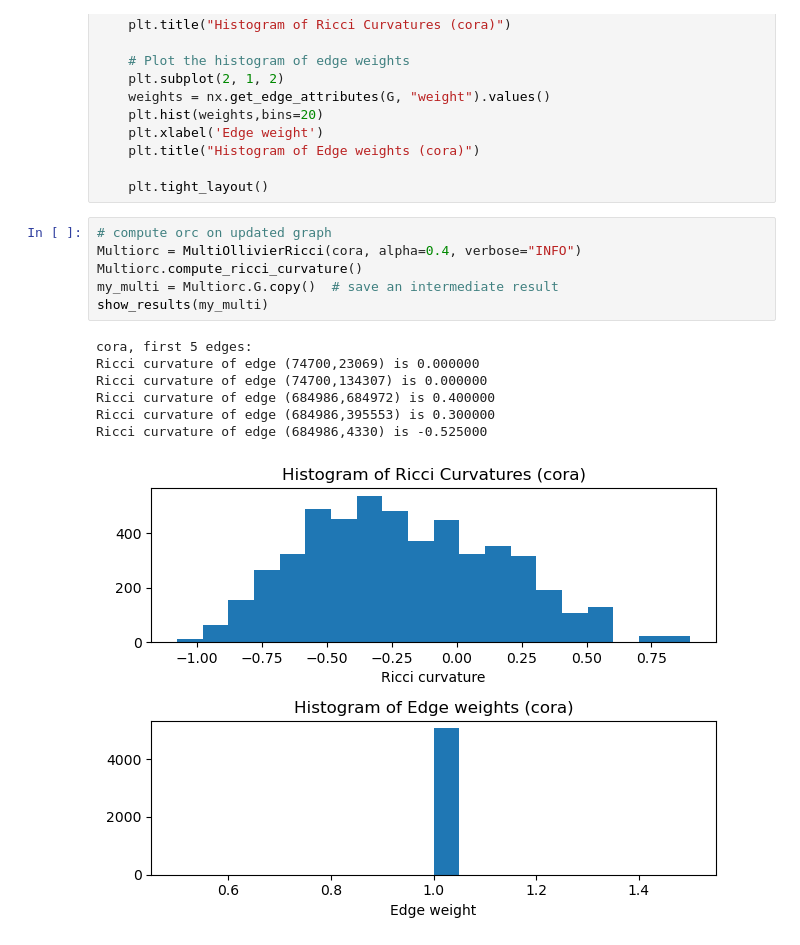
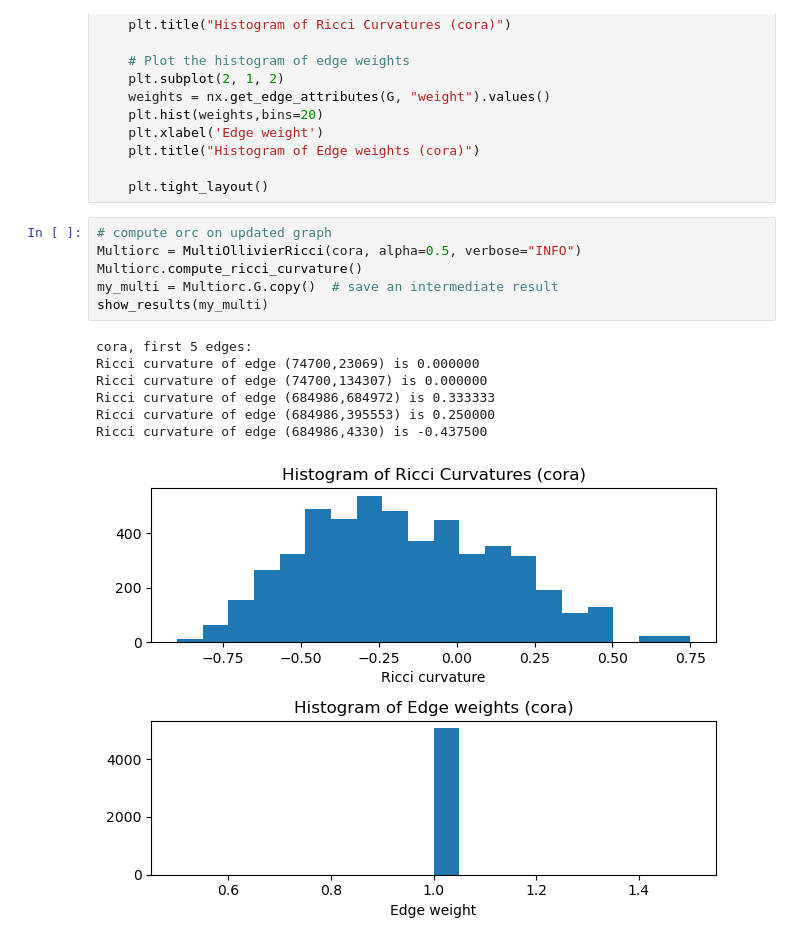
Before and after one commit to nxing831/GraphRicciCurvature, a Jupyter notebook: multi_test.ipynb, the cells around one changed output. Drawn from its saved outputs; the diff is of its cells as text.

```diff
--- a/multi_test.ipynb
+++ b/multi_test.ipynb
@@ -47,15 +47,15 @@ def show_results(G, curvature="ricciCurvature"):
     plt.tight_layout()
 # %%
 # compute orc on updated graph
-Multiorc = MultiOllivierRicci(cora, alpha=0.4, verbose="INFO")
+Multiorc = MultiOllivierRicci(cora, alpha=0.5, verbose="INFO")
 Multiorc.compute_ricci_curvature()
 my_multi = Multiorc.G.copy()  # save an intermediate result
 show_results(my_multi)
 # %% [output]
 cora, first 5 edges:
 Ricci curvature of edge (74700,23069) is 0.000000
 Ricci curvature of edge (74700,134307) is 0.000000
-Ricci curvature of edge (684986,684972) is 0.400000
-Ricci curvature of edge (684986,395553) is 0.300000
-Ricci curvature of edge (684986,4330) is -0.525000
+Ricci curvature of edge (684986,684972) is 0.333333
+Ricci curvature of edge (684986,395553) is 0.250000
+Ricci curvature of edge (684986,4330) is -0.437500
-[figure, old version]
+[figure, new version]
```
